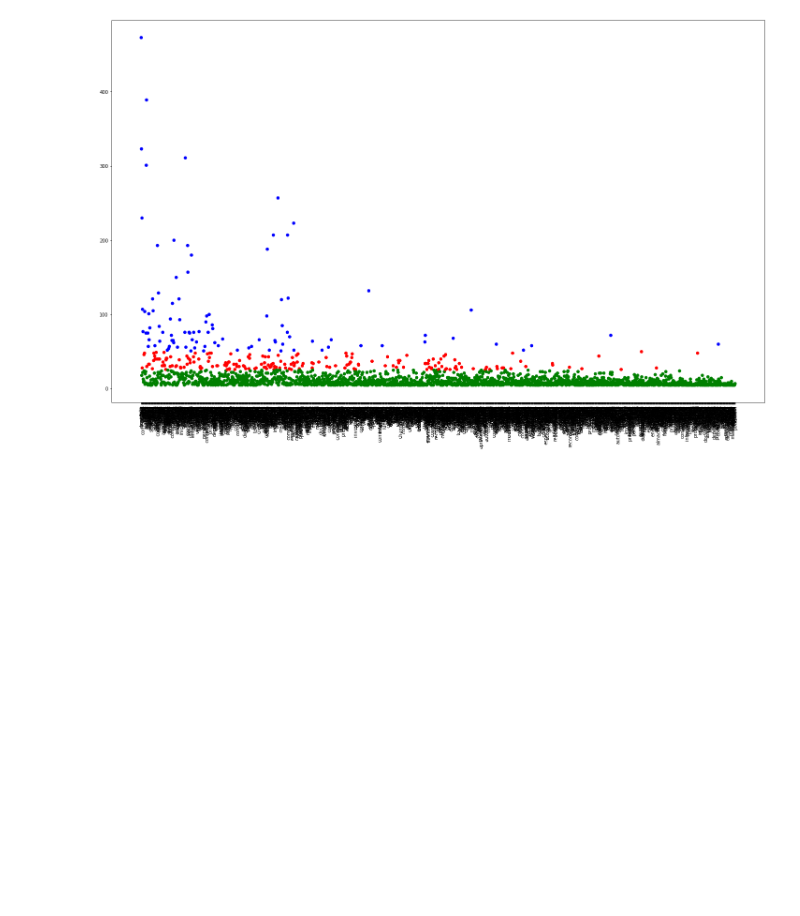
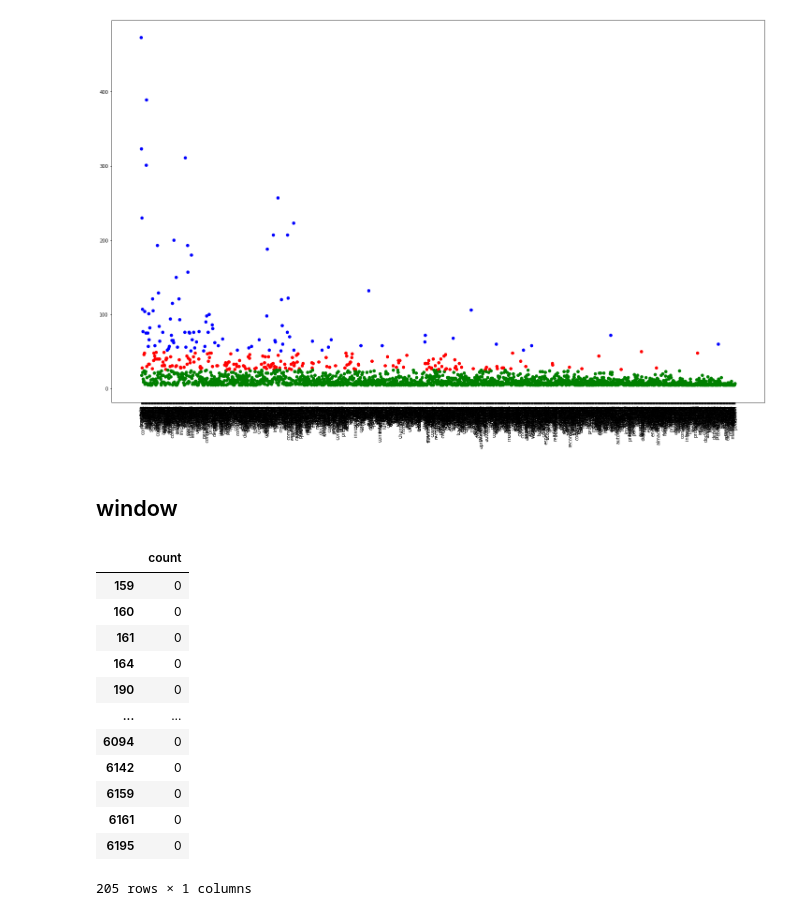
Before and after one commit to eidepozo/expansion_semantica, a Jupyter notebook: 04B_Estadisticas.ipynb, the cells around one changed output. Cells and saved outputs as stored; diff of their text form; code cells hidden in the pictures; blank space fills up the shorter version.

Commit message:
WIP evaluacion de window

```diff
--- a/04B_Estadisticas.ipynb
+++ b/04B_Estadisticas.ipynb
@@ -144,3 +151,5 @@ plt.xticks(rotation=90)
 plt.show()
 # %% [output]
 [figure]
+# %% [markdown]
+## window
@@ -146,0 +158,16 @@ plt.show()
+# %%
+df2[df2['count']==0] # WIP chequeo ante listas vacias
+# %% [output]
+|  | count |
+| 159 | 0 |
+| 160 | 0 |
+| 161 | 0 |
+| 164 | 0 |
+| 190 | 0 |
+| ... | ... |
+| 6094 | 0 |
+| 6142 | 0 |
+| 6159 | 0 |
+| 6161 | 0 |
+| 6195 | 0 |
+205 rows × 1 columns
```
Also changed, not shown: parts of 6 cells of this notebook.
